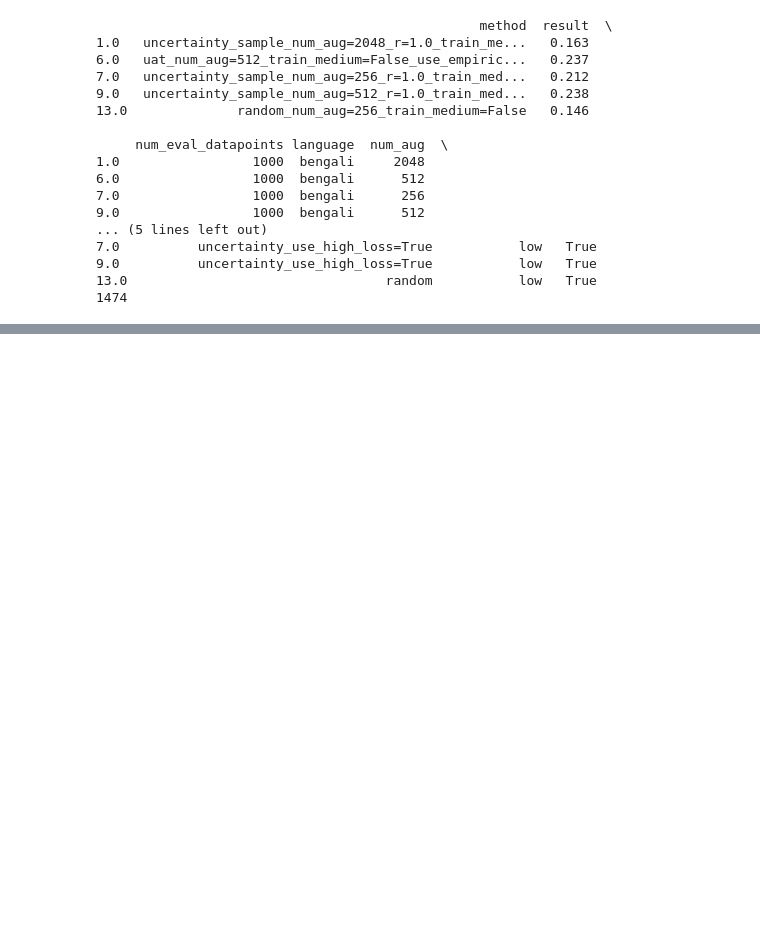
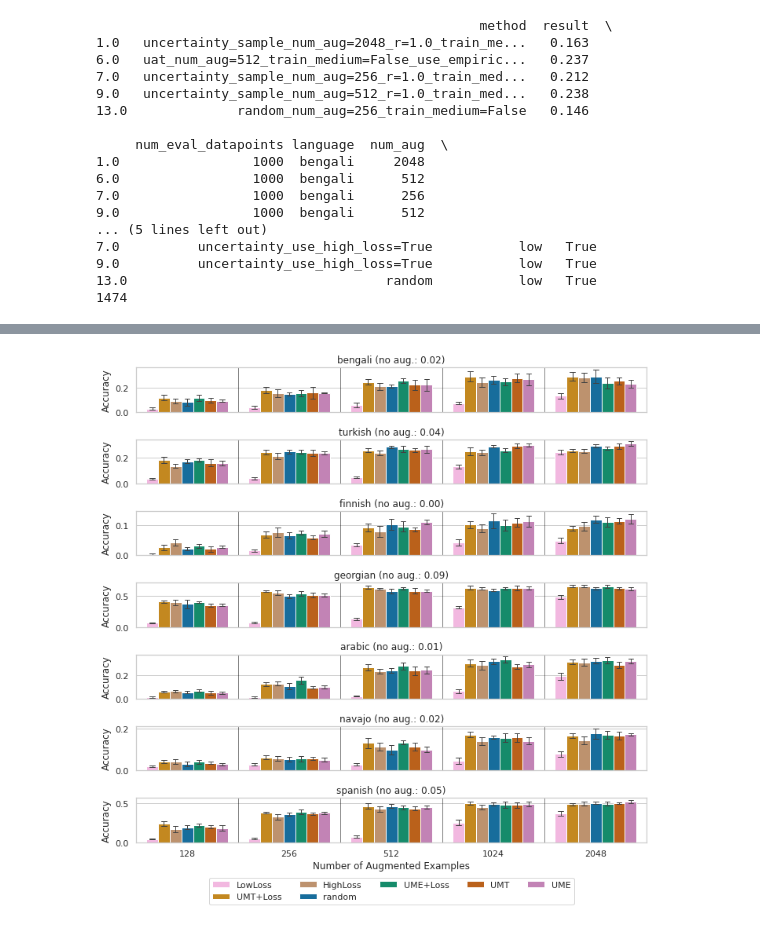
Before and after one commit to smfsamir/understanding-augmentation-morphology, a Jupyter notebook: regression.ipynb, the cells around one changed output, grey strips where cells are left out. Saved outputs shown, nothing was run; the diff lists cells and outputs as text; code cells hidden in the pictures; blank space fills up the shorter version.

Commit message:
update results analysis notebook

```diff
--- a/regression.ipynb
+++ b/regression.ipynb
@@ -18,8 +20,8 @@ from packages.analysis.analyze import *
 # Copy the file to the current directory on the local machine.
 # subprocess.run(["scp", "fsamir8@cedar.computecanada.ca:/home/fsamir8/scratch/augmentation_subset_select/all_languages_results_2023-01-28_compositional.csv", "."])
 # scp 4 more files that have seed=0,1,2,3 after results_ and before the date 2023-02-01
-for i in range(4):
-    subprocess.run(["scp", f"fsamir8@cedar.computecanada.ca:/home/fsamir8/scratch/augmentation_subset_select/all_languages_results_seed={i}_2023-02-01_compositional.csv", "."])
+# for i in range(4):
+#     subprocess.run(["scp", f"fsamir8@cedar.computecanada.ca:/home/fsamir8/scratch/augmentation_subset_select/all_languages_results_seed={i}_2023-02-01_compositional.csv", "."])
 # %%
 results_frame_first = load_results_frame_compositional("all_languages_results_2023-01-17_compositional.csv")
 # load the results frame from the file "all_languages_results_2023-01-28_compositional.csv" and store it in the variable results_frame_first
@@ -321,3 +58,75 @@ NameError: name 'language_le' is not defined
+# %%
+import itertools
+method_to_label_mapping = {
+    "random": "random",
+    "uat_use_empirical=False_use_loss=True": "UMT+Loss",
+    "uat_use_empirical=True_use_loss=True": "UME+Loss",
+    "uat_use_empirical=False_use_loss=False": "UMT",
+    "uat_use_empirical=True_use_loss=False": "UME",
+    "uncertainty_use_high_loss=True": "HighLoss",
+    "uncertainty_use_high_loss=False": "LowLoss"
+}
+# create a color mapping for each value in method_to_label_mapping.
+# use the colorblind color palette from seaborn.
+palette = itertools.cycle(sns.color_palette("colorblind"))
+method_to_color_mapping = {v: next(palette) for v in method_to_label_mapping.values()}
+# %%
+sns.set_theme(style="whitegrid")
+# get the 'method_class' = initial performance for each language
+initial_performance_series = results_frame[results_frame['method_class'] == 'initial'].groupby('language').mean()['result']
+# use the above mapping to replace the method names in the results frame with the corresponding labels
+big_bar_frame = results_frame.copy()
+# drop rows where method_class is 'initial'
+big_bar_frame = big_bar_frame[big_bar_frame['method_class'] != 'initial']
+big_bar_frame['strategy'] = big_bar_frame['method_class'].map(method_to_label_mapping)
+
+# Create a plot with as many subplots as there are languages. Each subplot will be on a different row.
+# there is one column.
+# then for each language, plot the results for that language. It will be a bar plot with the x-axis being 'num_aug' and the y-axis being 'result'. The bars will be grouped by 'method_class'.
+# The title of each subplot will be the language name.
+num_languages = len(big_bar_frame['language'].unique())
+fig, axes = plt.subplots(num_languages, 1, figsize=(10, 10), sharex=True)
+fig.subplots_adjust(hspace=0.7)  # Add some vertical space between subplots
+for i, language in enumerate(big_bar_frame['language'].unique()):
+    ax = axes[i]
+    big_bar_frame_language = big_bar_frame[big_bar_frame['language'] == language]
+    # create the bar plot with nice error bars
+    graph = sns.barplot(data=big_bar_frame_language, x='num_aug', y='result', hue='strategy',
+                        ax=ax, errorbar="sd", errwidth=1, capsize=.05, palette=method_to_color_mapping
+                        )
+
+    graph.get_legend().remove()
+    # get the initial performance for this language
+    initial_performance = initial_performance_series[language]
+    # ax.set_title(language)
+    # set the title of the subplot to "{language} (no aug.: {initial_performance:.2f})"
+    ax.set_title(f"{language} (no aug.: {initial_performance:.2f})")
+    ax.set_ylabel('Accuracy')
+    # remove the x-axis label for all subplots
+    ax.set_xlabel('')
+
+    # get the position of the x-ticks
+    xticks = ax.get_xticks()
+    # get the distance between the first and second x-tick
+    xtick_distance = xticks[1] - xticks[0]
+    for xtick in xticks:
+        ax.axvline(xtick - xtick_distance/2, color='black', linewidth=0.5)
+
+
+
+# set the x-axis label for the last subplot
+axes[-1].set_xlabel('Number of Augmented Examples')
+# legend_ax = fig.add_axes([0.1, -0.15, 0.8, 0.1])
+# legend = legend_ax.legend(*graph.get_legend_handles_labels(), title='Method Class', bbox_to_anchor=(0.5, -0.2), loc='upper center', ncol=5)
+# legend_ax.axis('off')
+axes[-1].legend(loc='upper center', bbox_to_anchor=(0.5, -0.7), ncol=5)
+plt.tight_layout()
+# legend_ax = fig.add_axes([0.85, 0.15, 0.1, 0.7])
+# legend = legend_ax.legend(*graph.get_legend_handles_labels(), title='Method Class', bbox_to_anchor=(1, 0.5), loc='center left')
+# legend_ax.axis('off')
+plt.savefig("all_results.png", dpi=300, bbox_inches='tight')
+# %% [output]
+[figure, added]
 # %%
 # print the average accuracy for the "uat_use_empirical=False_use_loss=True" model for each language when using 128 num_aug
 from packages.utils.constants import LANGUAGES
```
Also changed, not shown: parts of 27 cells of this notebook.
